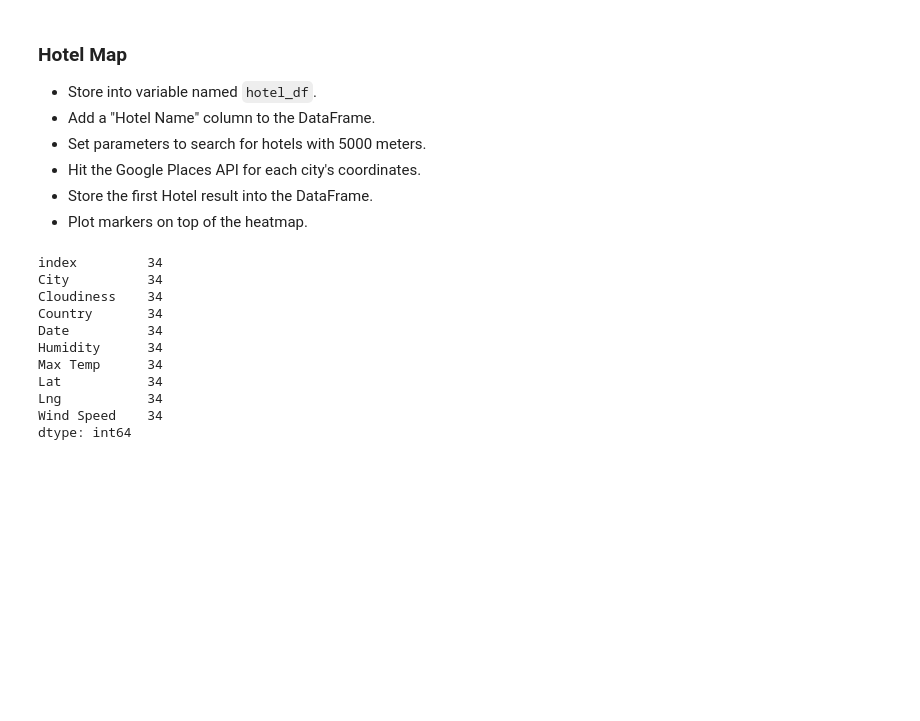
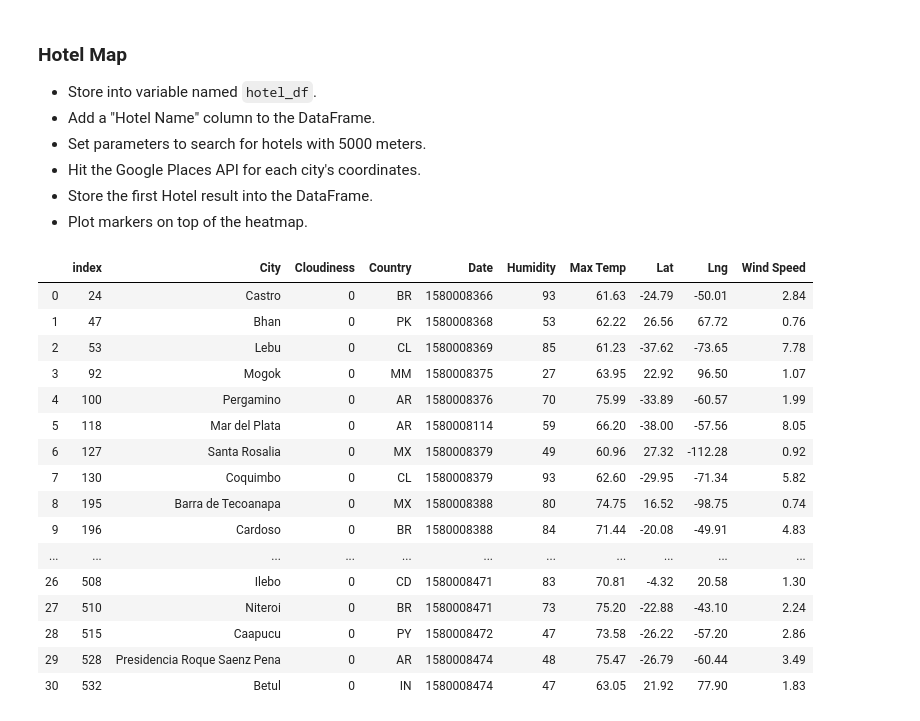
Before and after one commit to Lpwestlake/Python-API-Challenge, a Jupyter notebook: VacationPy/VacationPy.ipynb, the cells around one changed output. Drawn from its saved outputs; the diff is of its cells as text; code cells hidden in the pictures; blank space fills up the shorter version.

```diff
--- a/VacationPy/VacationPy.ipynb
+++ b/VacationPy/VacationPy.ipynb
@@ -104,18 +104,24 @@ ideal_df
 # %%
 # create "hotel_df"
 hotel_df = pd.DataFrame(ideal_df)
-hotel_df.count()
+hotel_df
 # %% [output]
-index         34
-City          34
-Cloudiness    34
-Country       34
-Date          34
-Humidity      34
-Max Temp      34
-Lat           34
-Lng           34
-Wind Speed    34
-dtype: int64
+|  | index | City | Cloudiness | Country | Date | Humidity | Max Temp | Lat | Lng | Wind Speed |
+| 0 | 24 | Castro | 0 | BR | 1580008366 | 93 | 61.63 | -24.79 | -50.01 | 2.84 |
+| 1 | 47 | Bhan | 0 | PK | 1580008368 | 53 | 62.22 | 26.56 | 67.72 | 0.76 |
+| 2 | 53 | Lebu | 0 | CL | 1580008369 | 85 | 61.23 | -37.62 | -73.65 | 7.78 |
+| 3 | 92 | Mogok | 0 | MM | 1580008375 | 27 | 63.95 | 22.92 | 96.50 | 1.07 |
+| 4 | 100 | Pergamino | 0 | AR | 1580008376 | 70 | 75.99 | -33.89 | -60.57 | 1.99 |
+| 5 | 118 | Mar del Plata | 0 | AR | 1580008114 | 59 | 66.20 | -38.00 | -57.56 | 8.05 |
+| 6 | 127 | Santa Rosalia | 0 | MX | 1580008379 | 49 | 60.96 | 27.32 | -112.28 | 0.92 |
+| 7 | 130 | Coquimbo | 0 | CL | 1580008379 | 93 | 62.60 | -29.95 | -71.34 | 5.82 |
+| 8 | 195 | Barra de Tecoanapa | 0 | MX | 1580008388 | 80 | 74.75 | 16.52 | -98.75 | 0.74 |
+| 9 | 196 | Cardoso | 0 | BR | 1580008388 | 84 | 71.44 | -20.08 | -49.91 | 4.83 |
+| ... | ... | ... | ... | ... | ... | ... | ... | ... | ... | ... |
+| 26 | 508 | Ilebo | 0 | CD | 1580008471 | 83 | 70.81 | -4.32 | 20.58 | 1.30 |
+| 27 | 510 | Niteroi | 0 | BR | 1580008471 | 73 | 75.20 | -22.88 | -43.10 | 2.24 |
+| 28 | 515 | Caapucu | 0 | PY | 1580008472 | 47 | 73.58 | -26.22 | -57.20 | 2.86 |
+| 29 | 528 | Presidencia Roque Saenz Pena | 0 | AR | 1580008474 | 48 | 75.47 | -26.79 | -60.44 | 3.49 |
+| 30 | 532 | Betul | 0 | IN | 1580008474 | 47 | 63.05 | 21.92 | 77.90 | 1.83 |
 # %%
 # search googleplaces for hotels within 5000 meters
```
Also changed, not shown: parts of 5 cells of this notebook.
